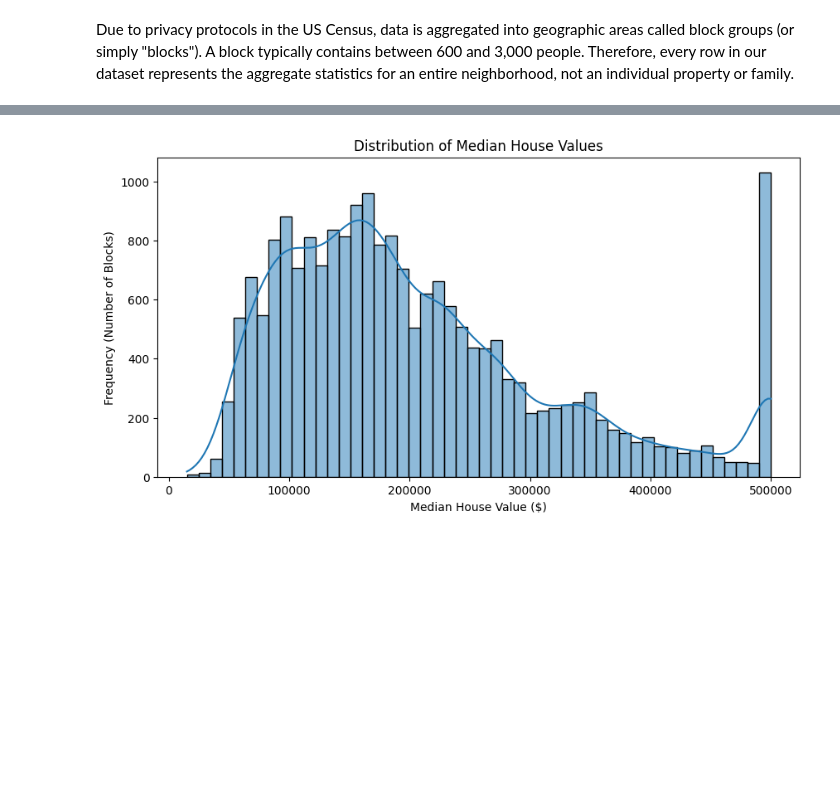
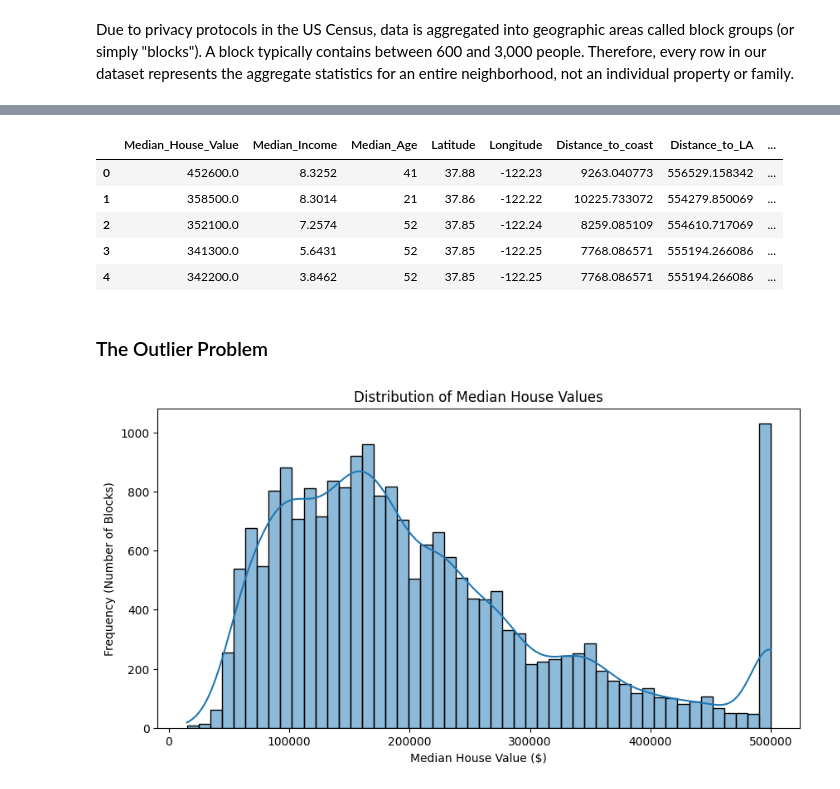
Before and after one commit to Projekty-IiE/NeuralEnjoyers, a Jupyter notebook: ML_Regression/ML_Regression.ipynb, the cells around one changed output, grey strips where cells are left out. Saved outputs shown, nothing was run; the diff lists cells and outputs as text; code cells hidden in the pictures; blank space fills up the shorter version.

```diff
--- a/ML_Regression/ML_Regression.ipynb
+++ b/ML_Regression/ML_Regression.ipynb
@@ -68,2 +146,23 @@ df.describe()
+# %%
+df_engineered = df.copy()
+
+# 2. Engineer the new, highly predictive ratios using your exact column names
+df_engineered['Rooms_per_Household'] = df_engineered['Tot_Rooms'] / df_engineered['Households']
+df_engineered['Bedrooms_per_Room'] = df_engineered['Tot_Bedrooms'] / df_engineered['Tot_Rooms']
+df_engineered['Population_per_Household'] = df_engineered['Population'] / df_engineered['Households']
+
+# 3. Drop the old absolute totals that were confusing the model
+columns_to_drop = ['Tot_Rooms', 'Tot_Bedrooms', 'Population', 'Households']
+df_engineered = df_engineered.drop(columns=columns_to_drop)
+df_engineered.head()
+# %% [output]
+|  | Median_House_Value | Median_Income | Median_Age | Latitude | Longitude | Distance_to_coast | Distance_to_LA | ... |
+| 0 | 452600.0 | 8.3252 | 41 | 37.88 | -122.23 | 9263.040773 | 556529.158342 | ... |
+| 1 | 358500.0 | 8.3014 | 21 | 37.86 | -122.22 | 10225.733072 | 554279.850069 | ... |
+| 2 | 352100.0 | 7.2574 | 52 | 37.85 | -122.24 | 8259.085109 | 554610.717069 | ... |
+| 3 | 341300.0 | 5.6431 | 52 | 37.85 | -122.25 | 7768.086571 | 555194.266086 | ... |
+| 4 | 342200.0 | 3.8462 | 52 | 37.85 | -122.25 | 7768.086571 | 555194.266086 | ... |
+# %% [markdown]
+### The Outlier Problem
 # %%
 plt.figure(figsize=(10, 5))
```
Also changed, not shown: parts of 61 cells of this notebook.
